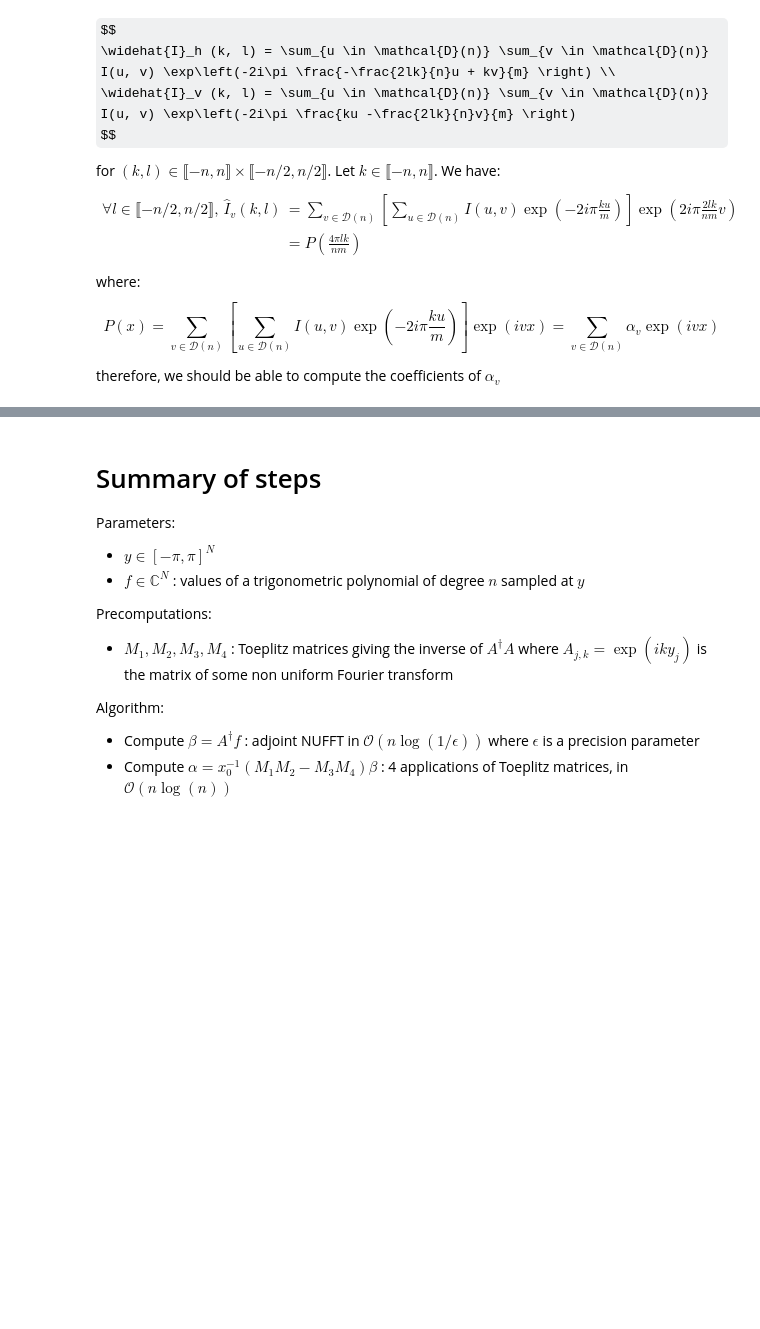
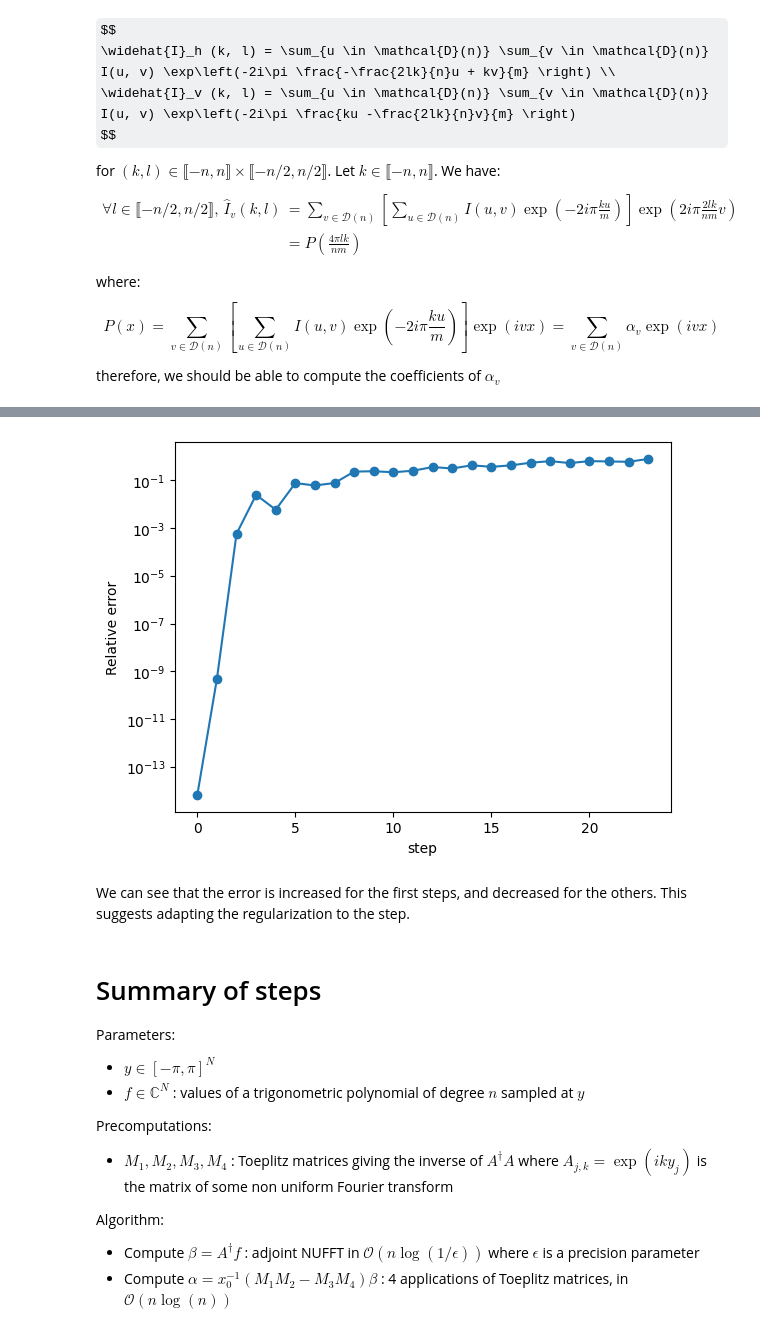
Before and after one commit to Loris0/ppfft, a Jupyter notebook: fast_resampling.ipynb, the cells around one changed output, grey strips where cells are left out. Cells and saved outputs as stored; diff of their text form; code cells hidden in the pictures; some formulas as TeX source; blank space fills up the shorter version.

```diff
--- a/fast_resampling.ipynb
+++ b/fast_resampling.ipynb
@@ -242,3 +275,36 @@ plt.yscale("log")
+# %%
+def compute_alpha_regularized(y, n, f, lambd=1e-6):
+    A = compute_A(y, n)
+    T = compute_AdaggerA(y, n) + lambd * np.eye(n)
+    inv_T = compute_inverse(T[:, 0])
+    alpha = inv_T @ A.conj().T @ f
+    return alpha
+# %%
+n = 50
+m = 2 * n + 1
+im = np.random.rand(n, n)
+hori, vert = ppfft(im)
+
+errs = []
+
+for k in range(-(n//2) + 1, 0):
+    true_alpha = np.einsum(
+        "uv,u->v", im, np.exp(-2j * np.pi * 2 * k * np.arange(-(n//2), n//2) / m))
+    samples = vert[:, 2 * k + n]
+    positions = 4 * np.pi * 2 * k * np.arange(-(n//2), n//2 + 1) / (n * m)
+    alpha = compute_alpha_regularized(positions, n, samples, 1e-10)
+    errs.append(np.sum(np.abs(true_alpha - alpha)**2) /
+                np.sum(np.abs(true_alpha)**2))
+
+plt.scatter(np.arange(len(errs)), errs)
+plt.plot(errs)
+plt.xlabel("step")
+plt.ylabel("Relative error")
+plt.yscale("log")
+# %% [output]
+[figure, added]
+# %% [markdown]
+We can see that the error is increased for the first steps, and decreased for the others. This suggests adapting the regularization to the step.
 # %% [markdown]
 # Summary of steps
 
```
Also changed, not shown: parts of 12 cells of this notebook, 9 other files.
